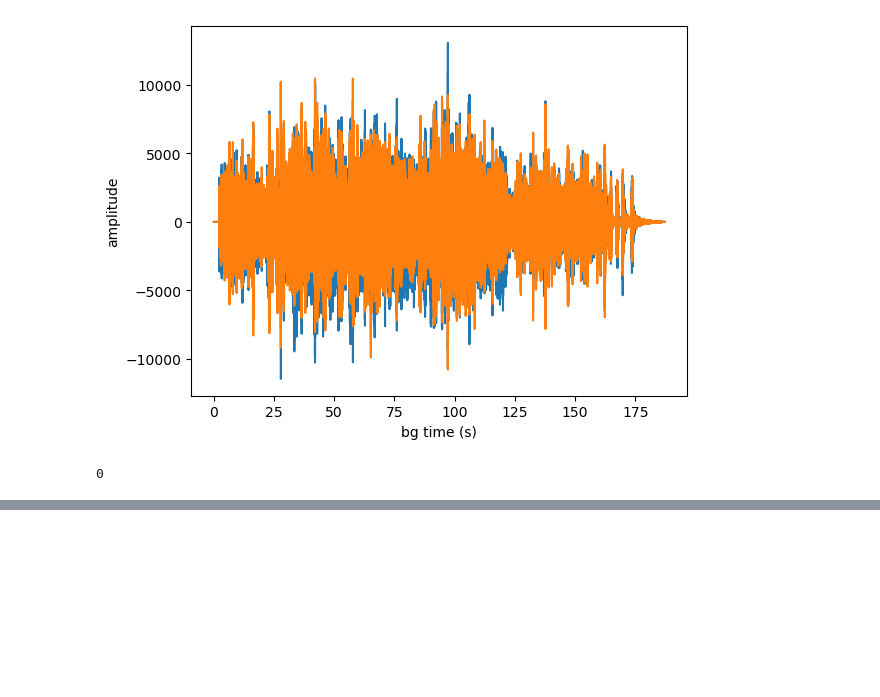
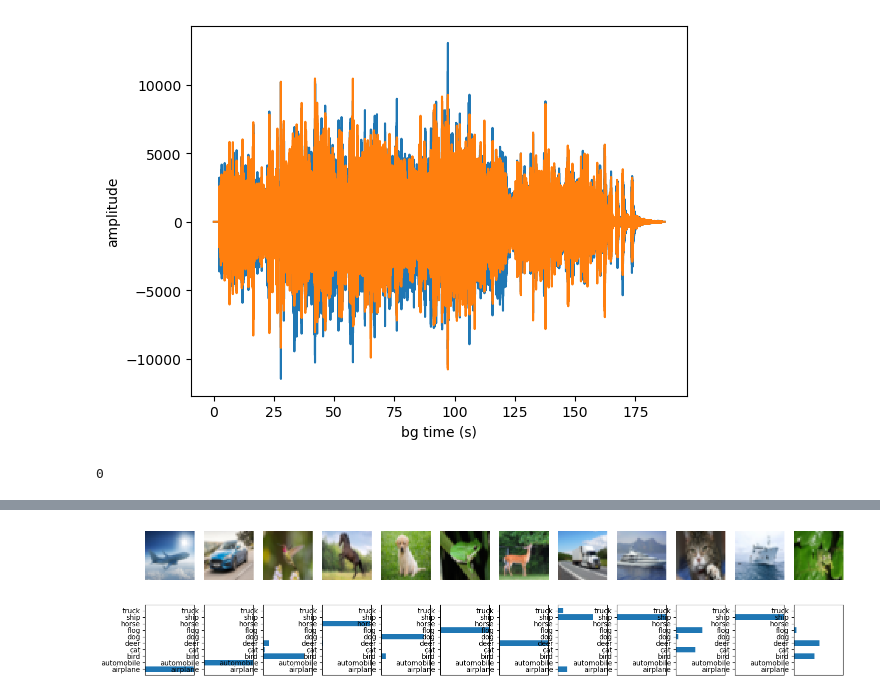
Before and after one commit to chae030/COAI, a Jupyter notebook: 0515.ipynb, the cells around one changed output, grey strips where cells are left out. Drawn from its saved outputs; the diff is of its cells as text; code cells hidden in the pictures; blank space fills up the shorter version.

```diff
--- a/0515.ipynb
+++ b/0515.ipynb
@@ -188,0 +281,37 @@ os.system('open music_card.wav')
+# %%
+import numpy as np
+import tensorflow as tf
+from PIL import Image
+import os
+
+cnn = tf.keras.models.load_model("my_cnn_for_deploy.h5")
+class_names = ['airplane', 'automobile', 'bird', 'cat', 'deer', 'dog', 'flog', 'horse', 'ship', 'truck']
+
+t_test = []
+x_test = []
+for filename in os.listdir("test_images") :
+    if 'jpg' not in filename :
+        continue
+    img = Image.open(os.path.join("test_images", filename)).convert("RGB")
+    img = img.resize((32, 32), Image.BILINEAR)
+    x = np.asarray(img) / 255.0
+    x_test.append(x)
+x_test = np.asarray(x_test)
+
+pred = cnn.predict(x_test)
+
+import matplotlib.pyplot as plt
+
+n = len(x_test)
+plt.figure(figsize=(18,4))
+
+for i in range(n):
+    plt.subplot(2, n, i + 1)
+    plt.imshow(x_test[i])
+    plt.axis('off')
+
+    plt.subplot(2, n, n + i + 1)
+    plt.barh(class_names, pred[i])
+    plt.xlim(0, 1)
+    plt.xticks([])
+# %% [output]
@@ -188,0 +320 @@ os.system('open music_card.wav')
+[figure, added]
```
Also changed, not shown: parts of 12 cells of this notebook, 16 other files.
